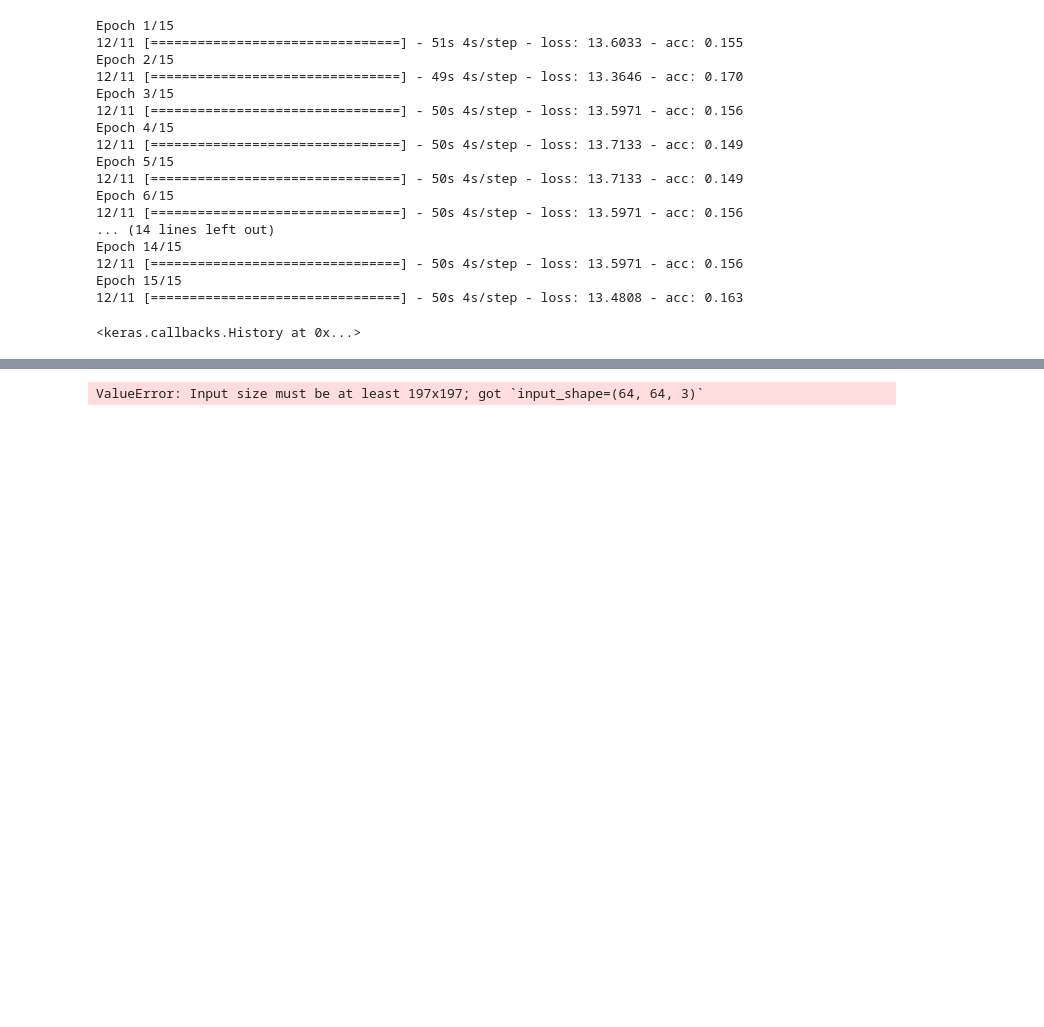
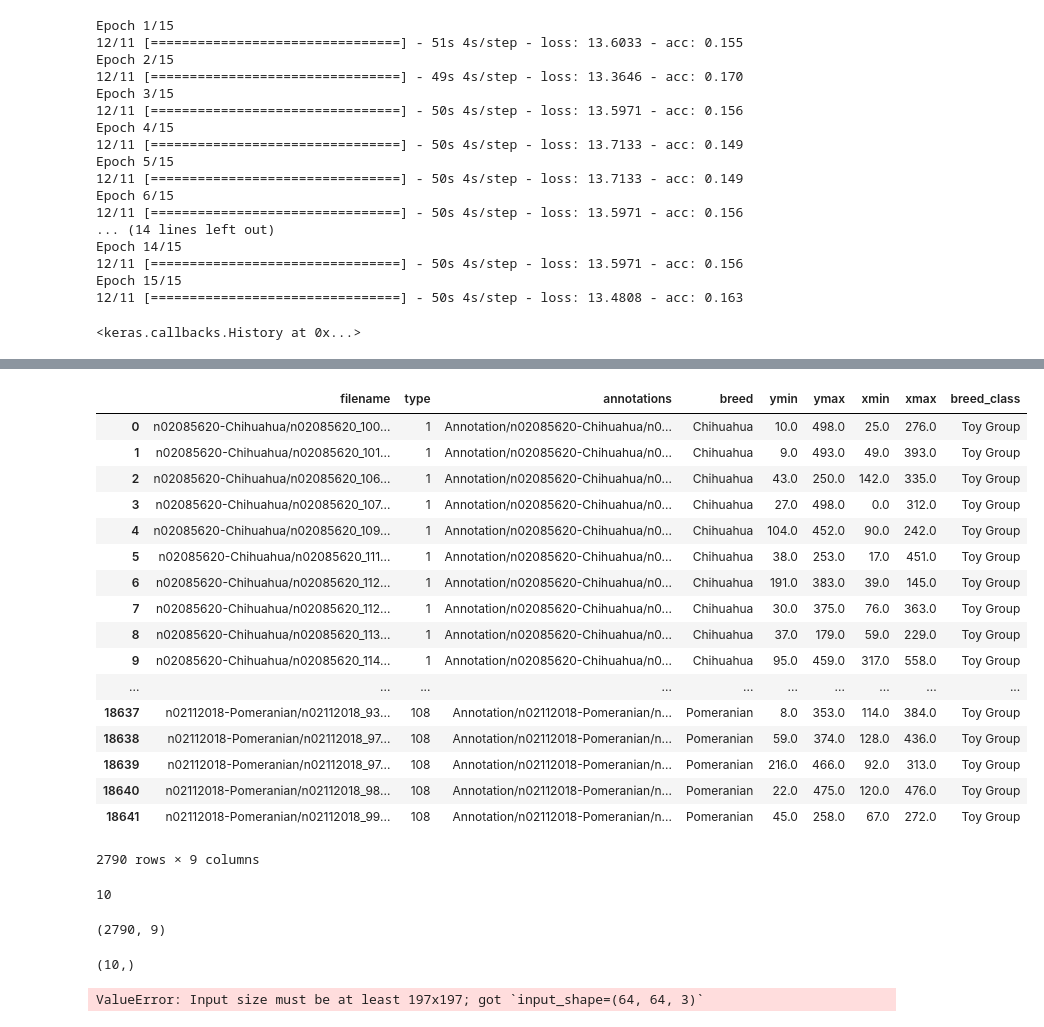
Before and after one commit to ayshaw/Dog-Breed-Project, a Jupyter notebook: milestone_3.ipynb, the cells around one changed output, grey strips where cells are left out. Saved outputs shown, nothing was run; the diff lists cells and outputs as text; code cells hidden in the pictures; blank space fills up the shorter version.

```diff
--- a/milestone_3.ipynb
+++ b/milestone_3.ipynb
@@ -421,3 +404,49 @@ file_type.head()
+# %%
+fig,axs=plt.subplots(nrows=int(len(file_type.breed_class.unique())/2),ncols=2,figsize=[15,40])
+axs=axs.flatten()
+for i,class_i in enumerate(file_type.breed_class.unique()):
+    df = file_type.loc[file_type.breed_class==class_i].reset_index()
+    ratios_y_x=np.zeros(df.values.shape[0])
+    for index,row in df.iterrows():
+        ratios_y_x[index]=(row['ymin']-row['ymax'])/(row['xmin']-row['xmax'])
+    axs[i].hist(ratios_y_x)
+    axs[i].set_xlabel('height/width',fontsize=14)
+    axs[i].set_ylabel('frequency',fontsize=14)
+    axs[i].set_title(class_i,fontsize=20)
+plt.savefig('annotated_fig_ratio.png')
+# %%
+df
+# %% [output]
+|  | filename | type | annotations | breed | ymin | ymax | xmin | xmax | breed_class |
+| 0 | n02085620-Chihuahua/n02085620_100... | 1 | Annotation/n02085620-Chihuahua/n0... | Chihuahua | 10.0 | 498.0 | 25.0 | 276.0 | Toy Group |
+| 1 | n02085620-Chihuahua/n02085620_101... | 1 | Annotation/n02085620-Chihuahua/n0... | Chihuahua | 9.0 | 493.0 | 49.0 | 393.0 | Toy Group |
+| 2 | n02085620-Chihuahua/n02085620_106... | 1 | Annotation/n02085620-Chihuahua/n0... | Chihuahua | 43.0 | 250.0 | 142.0 | 335.0 | Toy Group |
+| 3 | n02085620-Chihuahua/n02085620_107... | 1 | Annotation/n02085620-Chihuahua/n0... | Chihuahua | 27.0 | 498.0 | 0.0 | 312.0 | Toy Group |
+| 4 | n02085620-Chihuahua/n02085620_109... | 1 | Annotation/n02085620-Chihuahua/n0... | Chihuahua | 104.0 | 452.0 | 90.0 | 242.0 | Toy Group |
+| 5 | n02085620-Chihuahua/n02085620_111... | 1 | Annotation/n02085620-Chihuahua/n0... | Chihuahua | 38.0 | 253.0 | 17.0 | 451.0 | Toy Group |
+| 6 | n02085620-Chihuahua/n02085620_112... | 1 | Annotation/n02085620-Chihuahua/n0... | Chihuahua | 191.0 | 383.0 | 39.0 | 145.0 | Toy Group |
+| 7 | n02085620-Chihuahua/n02085620_112... | 1 | Annotation/n02085620-Chihuahua/n0... | Chihuahua | 30.0 | 375.0 | 76.0 | 363.0 | Toy Group |
+| 8 | n02085620-Chihuahua/n02085620_113... | 1 | Annotation/n02085620-Chihuahua/n0... | Chihuahua | 37.0 | 179.0 | 59.0 | 229.0 | Toy Group |
+| 9 | n02085620-Chihuahua/n02085620_114... | 1 | Annotation/n02085620-Chihuahua/n0... | Chihuahua | 95.0 | 459.0 | 317.0 | 558.0 | Toy Group |
+| ... | ... | ... | ... | ... | ... | ... | ... | ... | ... |
+| 18637 | n02112018-Pomeranian/n02112018_93... | 108 | Annotation/n02112018-Pomeranian/n... | Pomeranian | 8.0 | 353.0 | 114.0 | 384.0 | Toy Group |
+| 18638 | n02112018-Pomeranian/n02112018_97... | 108 | Annotation/n02112018-Pomeranian/n... | Pomeranian | 59.0 | 374.0 | 128.0 | 436.0 | Toy Group |
+| 18639 | n02112018-Pomeranian/n02112018_97... | 108 | Annotation/n02112018-Pomeranian/n... | Pomeranian | 216.0 | 466.0 | 92.0 | 313.0 | Toy Group |
+| 18640 | n02112018-Pomeranian/n02112018_98... | 108 | Annotation/n02112018-Pomeranian/n... | Pomeranian | 22.0 | 475.0 | 120.0 | 476.0 | Toy Group |
+| 18641 | n02112018-Pomeranian/n02112018_99... | 108 | Annotation/n02112018-Pomeranian/n... | Pomeranian | 45.0 | 258.0 | 67.0 | 272.0 | Toy Group |
+2790 rows × 9 columns
+# %%
+len(file_type.breed_class.unique())
+# %% [output]
+10
+# %%
+df.shape
+# %% [output]
+(2790, 9)
+# %%
+file_type.breed_class.unique().shape
+# %% [output]
+(10,)
 # %%
 resnet_md = ResNet50(input_shape=(64,64,3,),classes=8,include_top=True,weights=None)
 resnet_md.compile('adam','categorical_crossentropy',['acc'])
```
Also changed, not shown: parts of 6 cells of this notebook, 2 other files.
